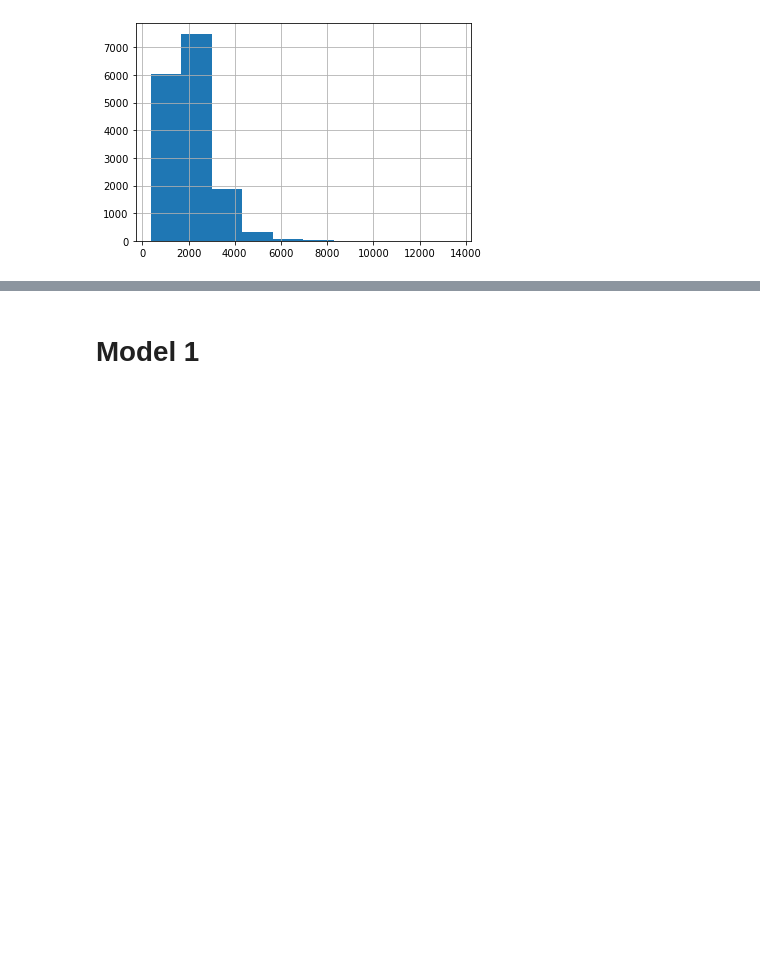
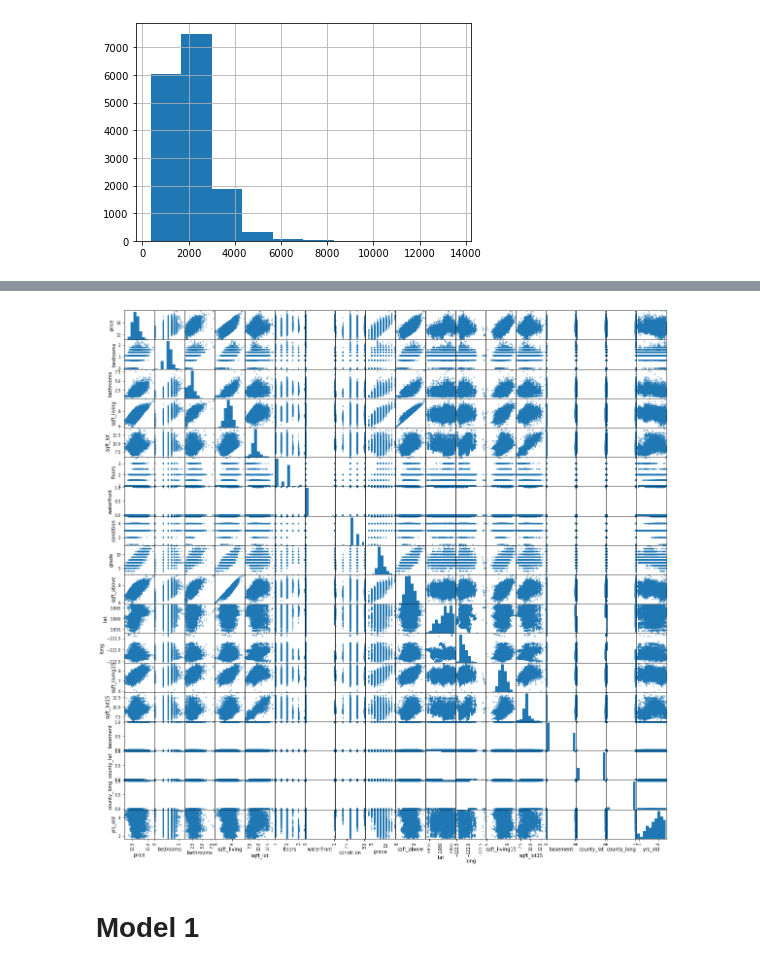
Before and after one commit to ericdnbn/Phase_2_Project, a Jupyter notebook: Eric's Project 2 Notebook.ipynb, the cells around one changed output, grey strips where cells are left out. Drawn from its saved outputs; the diff is of its cells as text; code cells hidden in the pictures; blank space fills up the shorter version.

```diff
--- a/Eric's Project 2 Notebook.ipynb
+++ b/Eric's Project 2 Notebook.ipynb
@@ -327,8 +327,10 @@ df.corr()
 | county_long | -0.010121 | -0.017558 | -0.087006 | -0.091756 | -0.205049 | -0.095865 | 0.023662 | 0.094461 | -0.054264 | ... |
 | yrs_old | -0.131649 | -0.170845 | -0.517743 | -0.339681 | 0.143854 | -0.589207 | 0.027075 | 0.391236 | -0.444517 | ... |
 # %%
-#pd.plotting.scatter_matrix(df, figsize=(20,20))
-#plt.show();
+pd.plotting.scatter_matrix(df, figsize=(20,20))
+plt.show();
+# %% [output]
+[figure, added]
 # %% [markdown]
 # Model 1
 # %%
```
Also changed, not shown: parts of 18 cells of this notebook, 9 other files.
